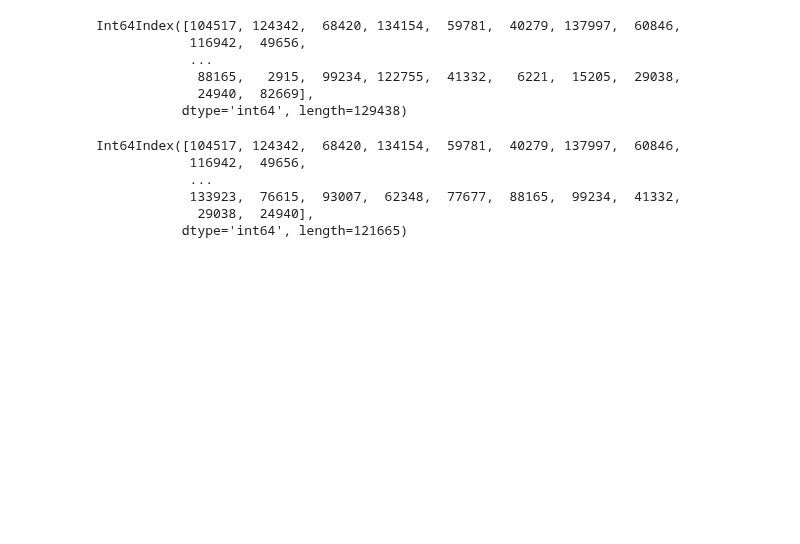
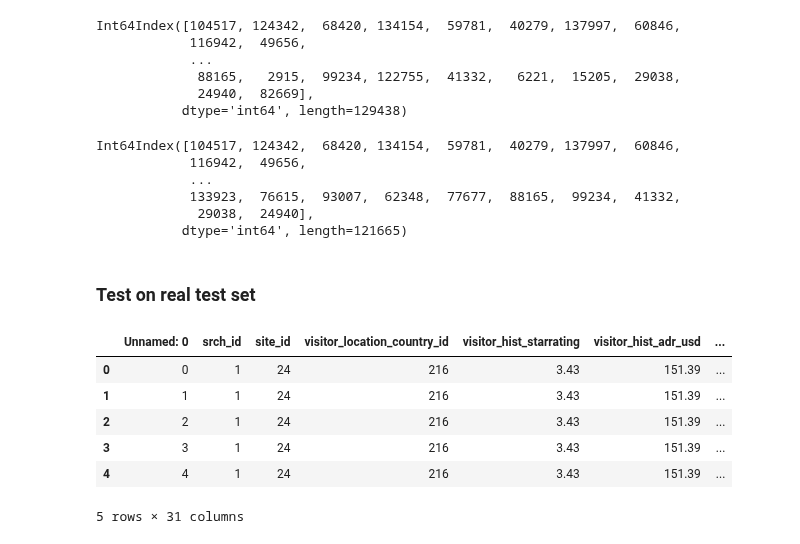
Before and after one commit to DavideBrex/Expedia-Hotels-recommendation-system, a Jupyter notebook: Test_ranking_models.ipynb, the cells around one changed output. Cells and saved outputs as stored; diff of their text form; code cells hidden in the pictures; blank space fills up the shorter version.

```diff
--- a/Test_ranking_models.ipynb
+++ b/Test_ranking_models.ipynb
@@ -400,3 +400,17 @@ Int64Index([104517, 124342,  68420, 134154,  59781,  40279, 137997,  60846,
             133923,  76615,  93007,  62348,  77677,  88165,  99234,  41332,
              29038,  24940],
            dtype='int64', length=121665)
+# %% [markdown]
+### Test on real test set
+# %%
+path="C://Users//david\Desktop//VU amsterdam//Data mining"
+new_test_set = pd.read_csv(path+"/New_test_set.csv")
+new_test_set.head()
+# %% [output]
+|  | Unnamed: 0 | srch_id | site_id | visitor_location_country_id | visitor_hist_starrating | visitor_hist_adr_usd | ... |
+| 0 | 0 | 1 | 24 | 216 | 3.43 | 151.39 | ... |
+| 1 | 1 | 1 | 24 | 216 | 3.43 | 151.39 | ... |
+| 2 | 2 | 1 | 24 | 216 | 3.43 | 151.39 | ... |
+| 3 | 3 | 1 | 24 | 216 | 3.43 | 151.39 | ... |
+| 4 | 4 | 1 | 24 | 216 | 3.43 | 151.39 | ... |
+5 rows × 31 columns
```
Also changed, not shown: parts of 16 cells of this notebook, 3 other files.
